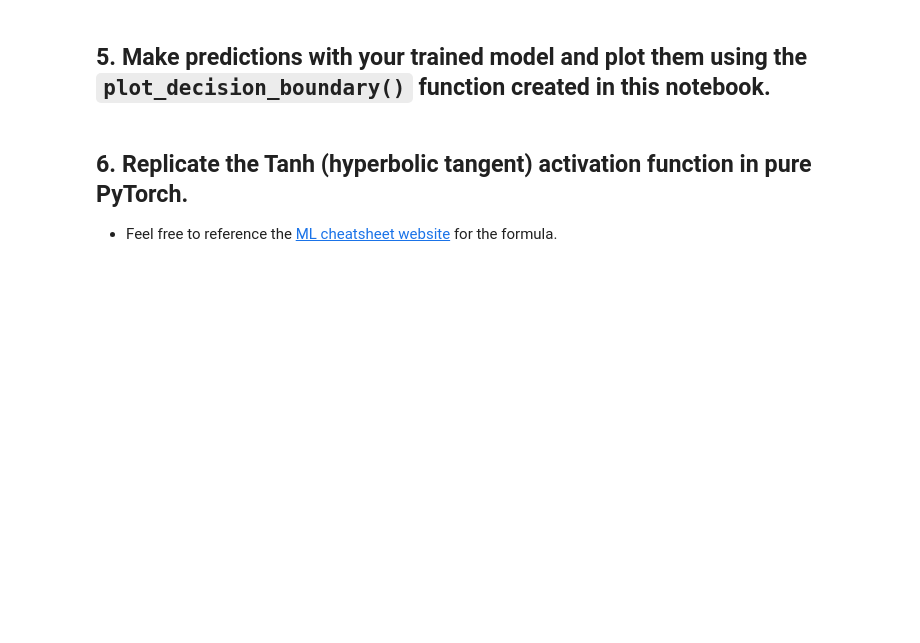
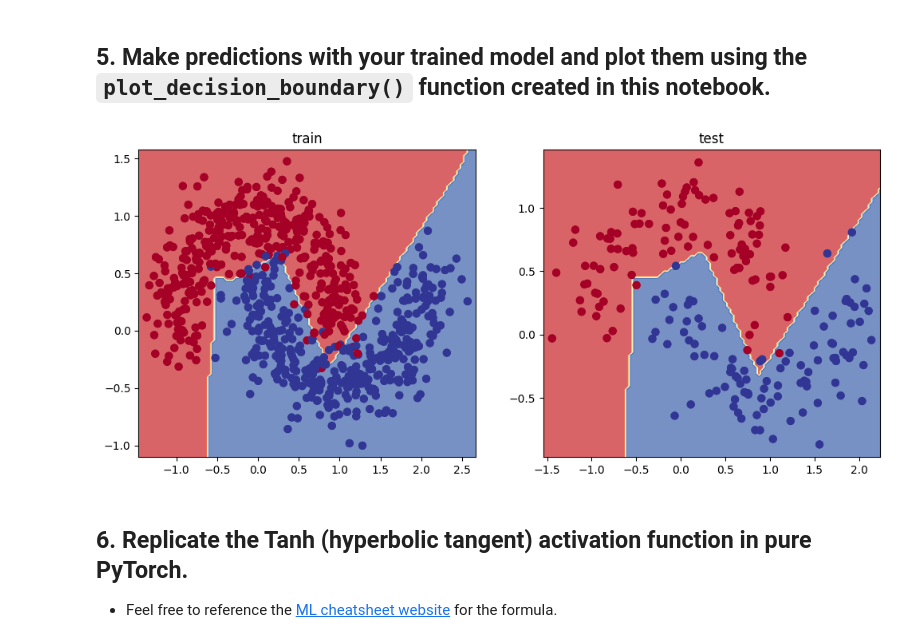
Before and after one commit to Avichay3/Full-training, a Jupyter notebook: Copy_of_02_pytorch_classification_exercises.ipynb, the cells around one changed output. Drawn from its saved outputs; the diff is of its cells as text; code cells hidden in the pictures; blank space fills up the shorter version.

Commit message:
plot train and test results

```diff
--- a/Copy_of_02_pytorch_classification_exercises.ipynb
+++ b/Copy_of_02_pytorch_classification_exercises.ipynb
@@ -311,3 +309,31 @@ def plot_decision_boundary(model, X, y):
+# %%
+# Plot decision boundaries for training and test sets
+
+plt.figure(figsize=(12, 5))
+
+# training set
+plt.subplot(1, 2, 1)
+plt.title("train")
+plot_decision_boundary(model, X_train, y_train)
+plt.scatter(X_train[:, 0].cpu(),
+            X_train[:, 1].cpu(),
+            c=y_train.cpu(),
+            cmap=plt.cm.RdYlBu,
+            s=40)
+
+# test set
+plt.subplot(1, 2, 2)
+plt.title("test")
+plot_decision_boundary(model, X_test, y_test)
+plt.scatter(X_test[:, 0].cpu(),
+            X_test[:, 1].cpu(),
+            c=y_test.cpu(),
+            cmap=plt.cm.RdYlBu,
+            s=40)
+
+plt.show()
+# %% [output]
+[figure, added]
 # %% [markdown]
 ## 6. Replicate the Tanh (hyperbolic tangent) activation function in pure PyTorch.
   * Feel free to reference the [ML cheatsheet website](https://ml-cheatsheet.readthedocs.io/en/latest/activation_functions.html#tanh) for the formula.
```
Also changed, not shown: parts of 1 cell of this notebook.
